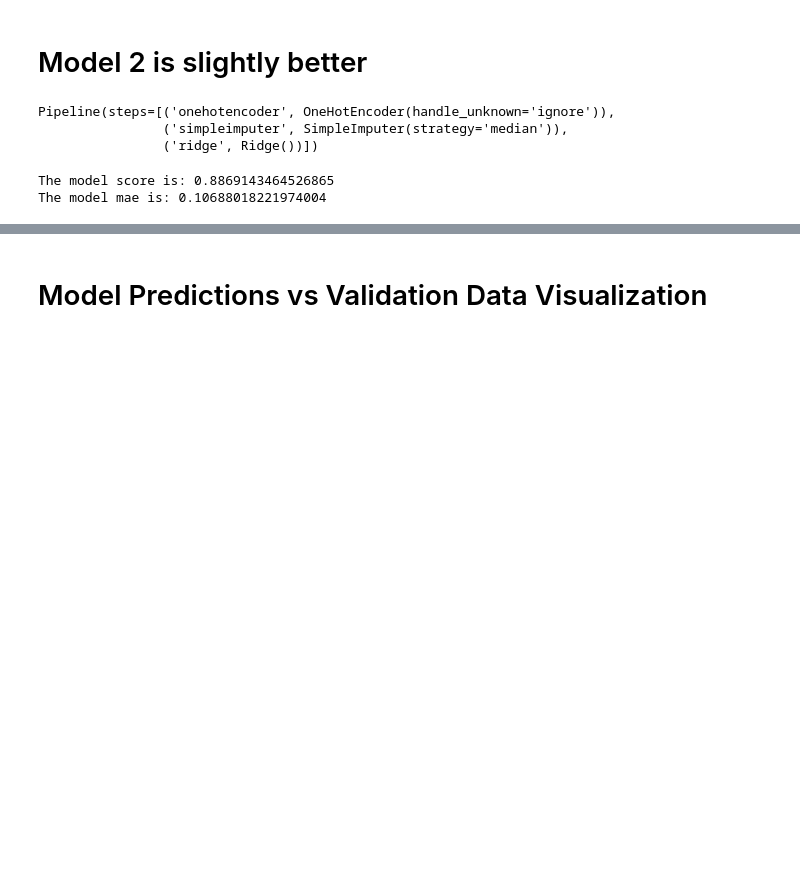
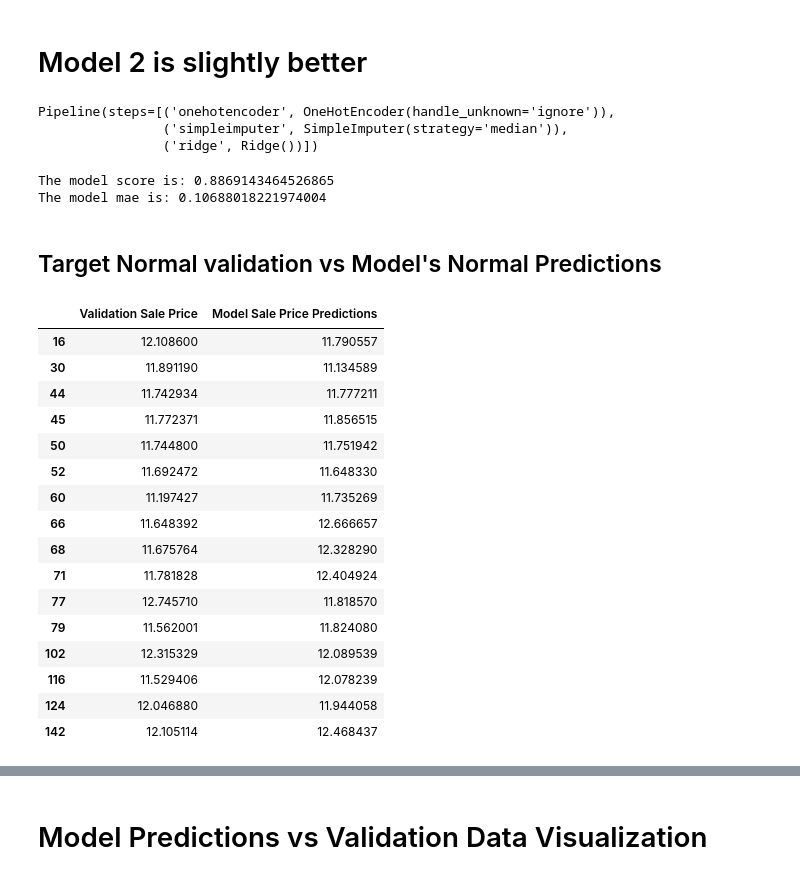
Before and after one commit to jdwatson08/House-Price-Model, a Jupyter notebook: House_price_model.ipynb, the cells around one changed output, grey strips where cells are left out. Saved outputs shown, nothing was run; the diff lists cells and outputs as text; code cells hidden in the pictures; blank space fills up the shorter version.

```diff
--- a/House_price_model.ipynb
+++ b/House_price_model.ipynb
@@ -275,3 +290,28 @@ The model score is: 0.8869143464526865
 The model mae is: 0.10688018221974004
 # %%
 model_predictions =  model_r.predict(X_val)
+# %% [markdown]
+## Target Normal validation vs Model's Normal Predictions
+# %%
+log_new_table_list = [pd.DataFrame(model_predictions),pd.DataFrame(y_val)]
+new_table_log =  pd.concat(log_new_table_list, axis = 1, join='inner')
+new_table_log.rename(columns={0: "Validation Sale Price", "SalePrice": "Model Sale Price Predictions"}, inplace=True)
+display(new_table_log)
+# %% [output]
+|  | Validation Sale Price | Model Sale Price Predictions |
+| 16 | 12.108600 | 11.790557 |
+| 30 | 11.891190 | 11.134589 |
+| 44 | 11.742934 | 11.777211 |
+| 45 | 11.772371 | 11.856515 |
+| 50 | 11.744800 | 11.751942 |
+| 52 | 11.692472 | 11.648330 |
+| 60 | 11.197427 | 11.735269 |
+| 66 | 11.648392 | 12.666657 |
+| 68 | 11.675764 | 12.328290 |
+| 71 | 11.781828 | 12.404924 |
+| 77 | 12.745710 | 11.818570 |
+| 79 | 11.562001 | 11.824080 |
+| 102 | 12.315329 | 12.089539 |
+| 116 | 11.529406 | 12.078239 |
+| 124 | 12.046880 | 11.944058 |
+| 142 | 12.105114 | 12.468437 |
```
Also changed, not shown: parts of 14 cells of this notebook.
